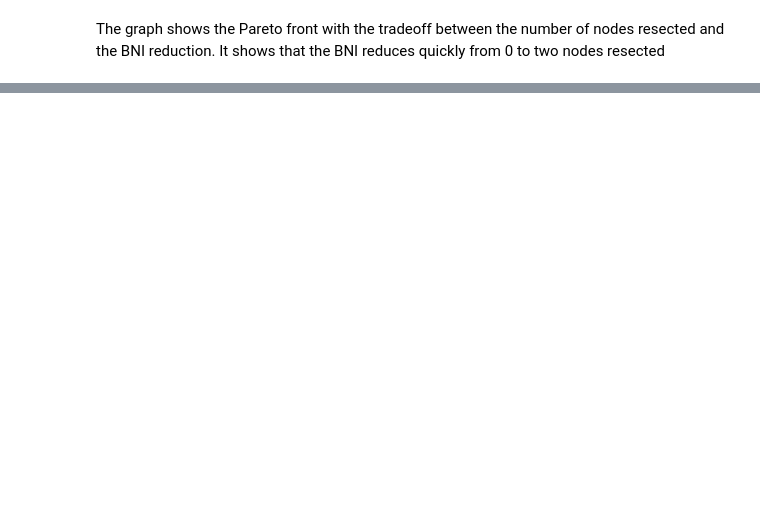
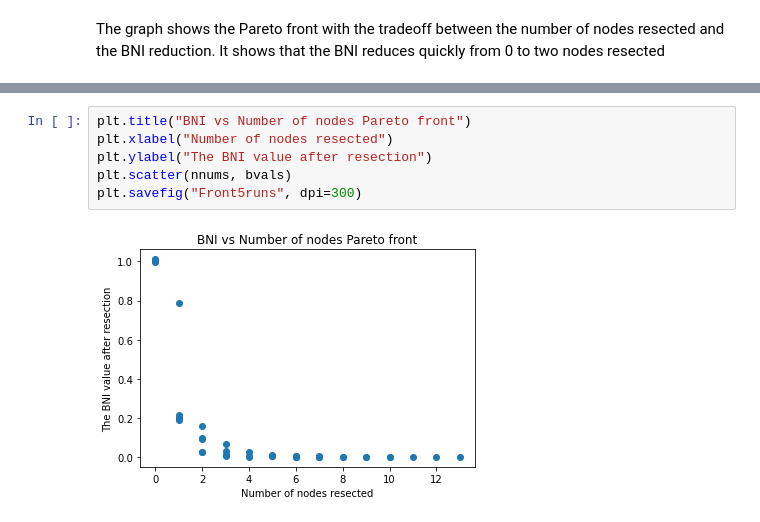
Before and after one commit to AlexReido/EpilepsyGroupProject, a Jupyter notebook: PythonCode/graphs_charts.ipynb, the cells around one changed output, grey strips where cells are left out. Drawn from its saved outputs; the diff is of its cells as text; blank space fills up the shorter version.

```diff
--- a/PythonCode/graphs_charts.ipynb
+++ b/PythonCode/graphs_charts.ipynb
@@ -35,0 +211,8 @@ It shows that the BNI reduces quickly from 0 to two nodes resected
+# %%
+plt.title("BNI vs Number of nodes Pareto front")
+plt.xlabel("Number of nodes resected")
+plt.ylabel("The BNI value after resection")
+plt.scatter(nnums, bvals)
+plt.savefig("Front5runs", dpi=300)
+# %% [output]
+[figure, added]
```
Also changed, not shown: parts of 9 cells of this notebook.
